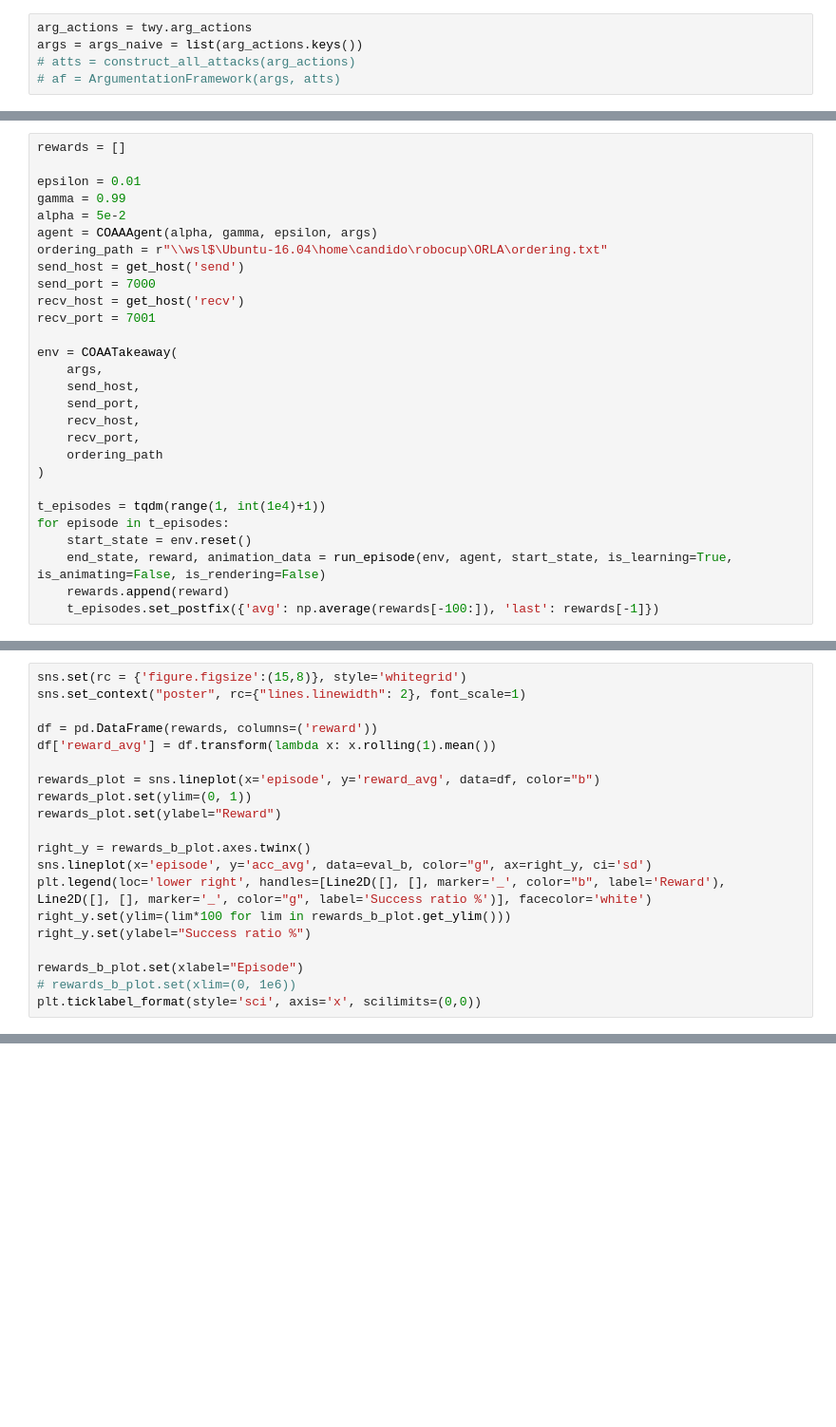
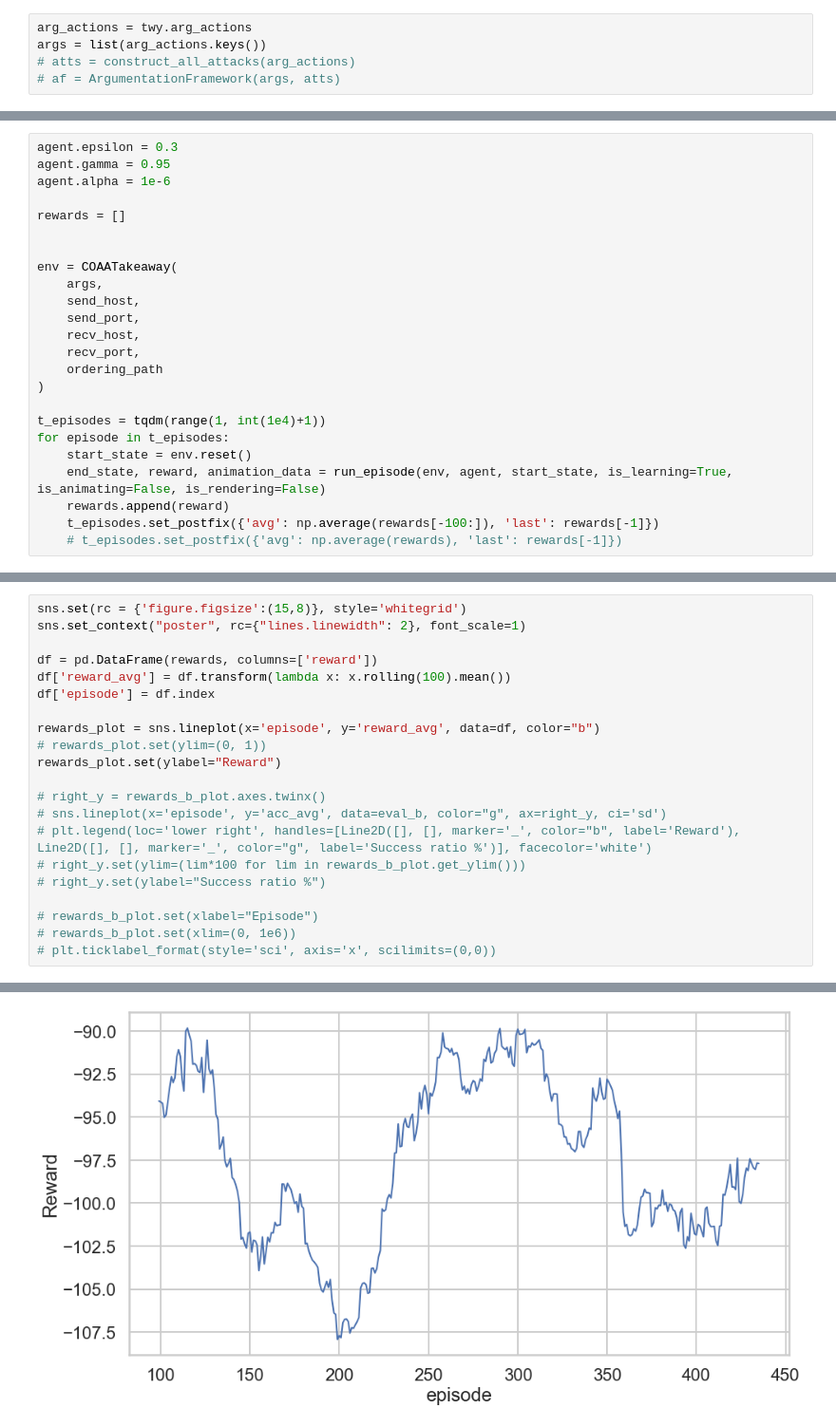
Before and after one commit to omcandido/RL-AA, a Jupyter notebook: src/robocup.ipynb, the cells around one changed output, grey strips where cells are left out. Shown at 95% size. Drawn from its saved outputs; the diff is of its cells as text; blank space fills up the shorter version.

Commit message:
Updated and working robocup experiment

```diff
--- a/src/robocup.ipynb
+++ b/src/robocup.ipynb
@@ -26,5 +32,5 @@ def get_host(mode: str = 'recv'):
 # %%
 arg_actions = twy.arg_actions
-args = args_naive = list(arg_actions.keys())
+args = list(arg_actions.keys())
 # atts = construct_all_attacks(arg_actions)
 # af = ArgumentationFramework(args, atts)
@@ -31,15 +98,10 @@ args = args_naive = list(arg_actions.keys())
 # %%
+agent.epsilon = 0.3
+agent.gamma = 0.95
+agent.alpha = 1e-6
+
 rewards = []
 
-epsilon = 0.01
-gamma = 0.99
-alpha = 5e-2
-agent = COAAAgent(alpha, gamma, epsilon, args)
-ordering_path = r"\\wsl$\Ubuntu-16.04\home\candido\robocup\ORLA\ordering.txt"
-send_host = get_host('send')
-send_port = 7000
-recv_host = get_host('recv')
-recv_port = 7001
 
 env = COAATakeaway(
     args,
@@ -56,4 +118,5 @@ for episode in t_episodes:
     end_state, reward, animation_data = run_episode(env, agent, start_state, is_learning=True, is_animating=False, is_rendering=False)
     rewards.append(reward)
     t_episodes.set_postfix({'avg': np.average(rewards[-100:]), 'last': rewards[-1]})
+    # t_episodes.set_postfix({'avg': np.average(rewards), 'last': rewards[-1]})
 # %% [output]
@@ -67,20 +171,21 @@ plt.plot(rewards)
 sns.set(rc = {'figure.figsize':(15,8)}, style='whitegrid')
 sns.set_context("poster", rc={"lines.linewidth": 2}, font_scale=1)
 
-df = pd.DataFrame(rewards, columns=('reward'))
-df['reward_avg'] = df.transform(lambda x: x.rolling(1).mean())
+df = pd.DataFrame(rewards, columns=['reward'])
+df['reward_avg'] = df.transform(lambda x: x.rolling(100).mean())
+df['episode'] = df.index
 
 rewards_plot = sns.lineplot(x='episode', y='reward_avg', data=df, color="b")
-rewards_plot.set(ylim=(0, 1))
+# rewards_plot.set(ylim=(0, 1))
 rewards_plot.set(ylabel="Reward")
 
-right_y = rewards_b_plot.axes.twinx()
-sns.lineplot(x='episode', y='acc_avg', data=eval_b, color="g", ax=right_y, ci='sd')
-plt.legend(loc='lower right', handles=[Line2D([], [], marker='_', color="b", label='Reward'), Line2D([], [], marker='_', color="g", label='Success ratio %')], facecolor='white')
-right_y.set(ylim=(lim*100 for lim in rewards_b_plot.get_ylim()))
-right_y.set(ylabel="Success ratio %")
+# right_y = rewards_b_plot.axes.twinx()
+# sns.lineplot(x='episode', y='acc_avg', data=eval_b, color="g", ax=right_y, ci='sd')
+# plt.legend(loc='lower right', handles=[Line2D([], [], marker='_', color="b", label='Reward'), Line2D([], [], marker='_', color="g", label='Success ratio %')], facecolor='white')
+# right_y.set(ylim=(lim*100 for lim in rewards_b_plot.get_ylim()))
+# right_y.set(ylabel="Success ratio %")
 
-rewards_b_plot.set(xlabel="Episode")
+# rewards_b_plot.set(xlabel="Episode")
 # rewards_b_plot.set(xlim=(0, 1e6))
-plt.ticklabel_format(style='sci', axis='x', scilimits=(0,0))
+# plt.ticklabel_format(style='sci', axis='x', scilimits=(0,0))
 # %% [output]
@@ -87,0 +193 @@ TypeError: Index(...) must be called with a collection of some kind, 'reward' wa
+[figure, added]
```
Also changed, not shown: parts of 8 cells of this notebook.
